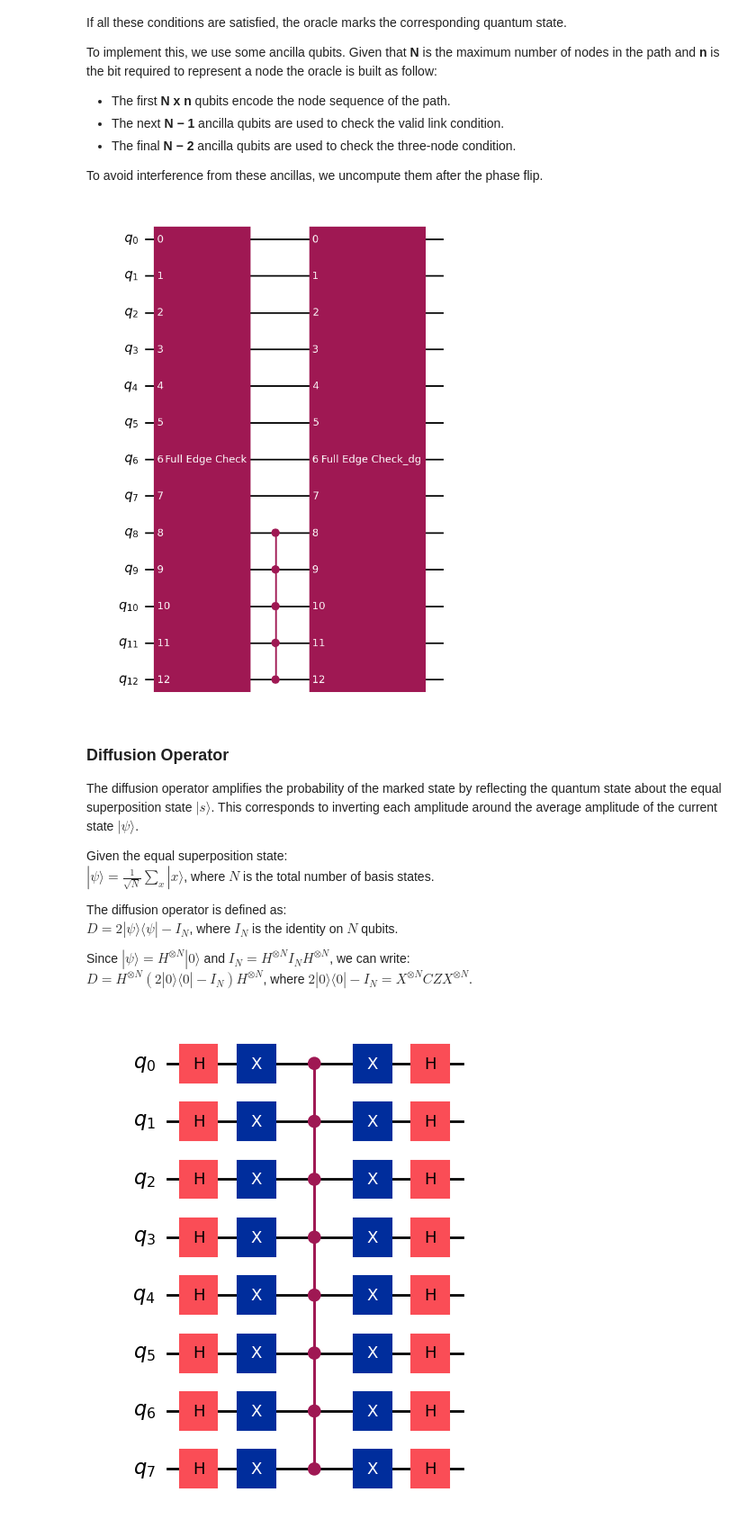
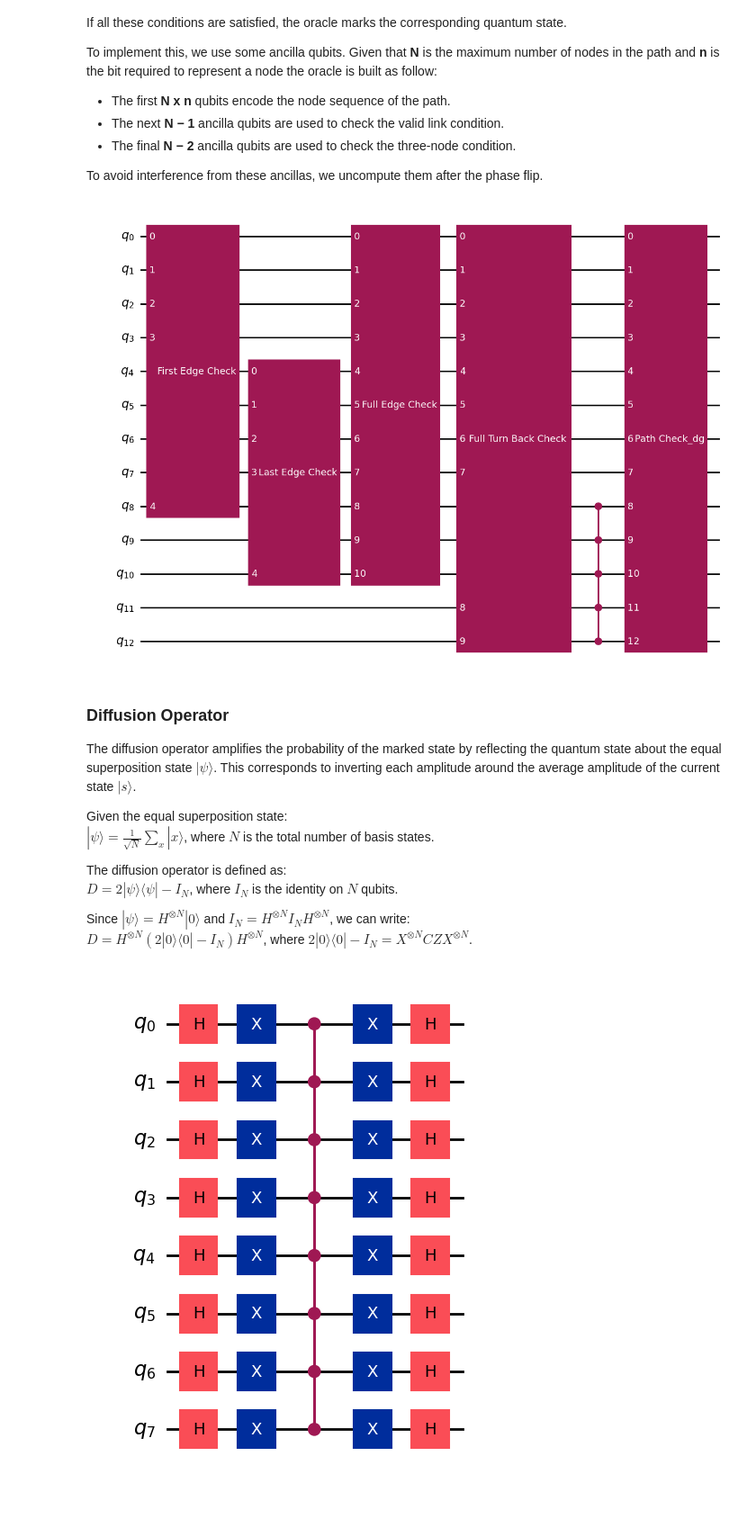
Before and after one commit to 1ngVG-QCCE/QuantumMazeSolver, a Jupyter notebook: maze_solver.ipynb, the cells around one changed output. Shown: that part at 90% size. Drawn from its saved outputs; the diff is of its cells as text; code cells hidden in the pictures; blank space fills up the shorter version.

Commit message:
refactor(maze_solver): adjust notebook text

```diff
--- a/maze_solver.ipynb
+++ b/maze_solver.ipynb
@@ -65,15 +65,15 @@ To avoid interference from these ancillas, we uncompute them after the phase fli
 # %%
 max_path_length = None # write a value to override the default that is: number of nodes in the graph - 1
 maze_circuit_info = MazeCircuitInfo(graph, max_path_length)
 maze_oracle = MazeOracle(maze_circuit_info, turn_back_check = True)
-display(maze_oracle.draw('mpl'))
-#display(maze_oracle.decompose(reps = 2).draw('mpl'))
+# display(maze_oracle.draw('mpl'))
+display(maze_oracle.decompose(reps = 2, gates_to_decompose=["Path Check"]).draw('mpl'))
 # %% [output]
-[figure, old version]
+[figure, new version]
 # %% [markdown]
 ### Diffusion Operator
 
-The diffusion operator amplifies the probability of the marked state by reflecting the quantum state about the equal superposition state $|s\rangle$. This corresponds to inverting each amplitude around the average amplitude of the current state $|\psi\rangle$.
+The diffusion operator amplifies the probability of the marked state by reflecting the quantum state about the equal superposition state $|\psi\rangle$. This corresponds to inverting each amplitude around the average amplitude of the current state $|s\rangle$.
 
 Given the equal superposition state:
 $|\psi\rangle = \frac{1}{\sqrt{N}} \sum_x |x\rangle$, where $N$ is the total number of basis states.
```
Also changed, not shown: parts of 5 cells of this notebook.
